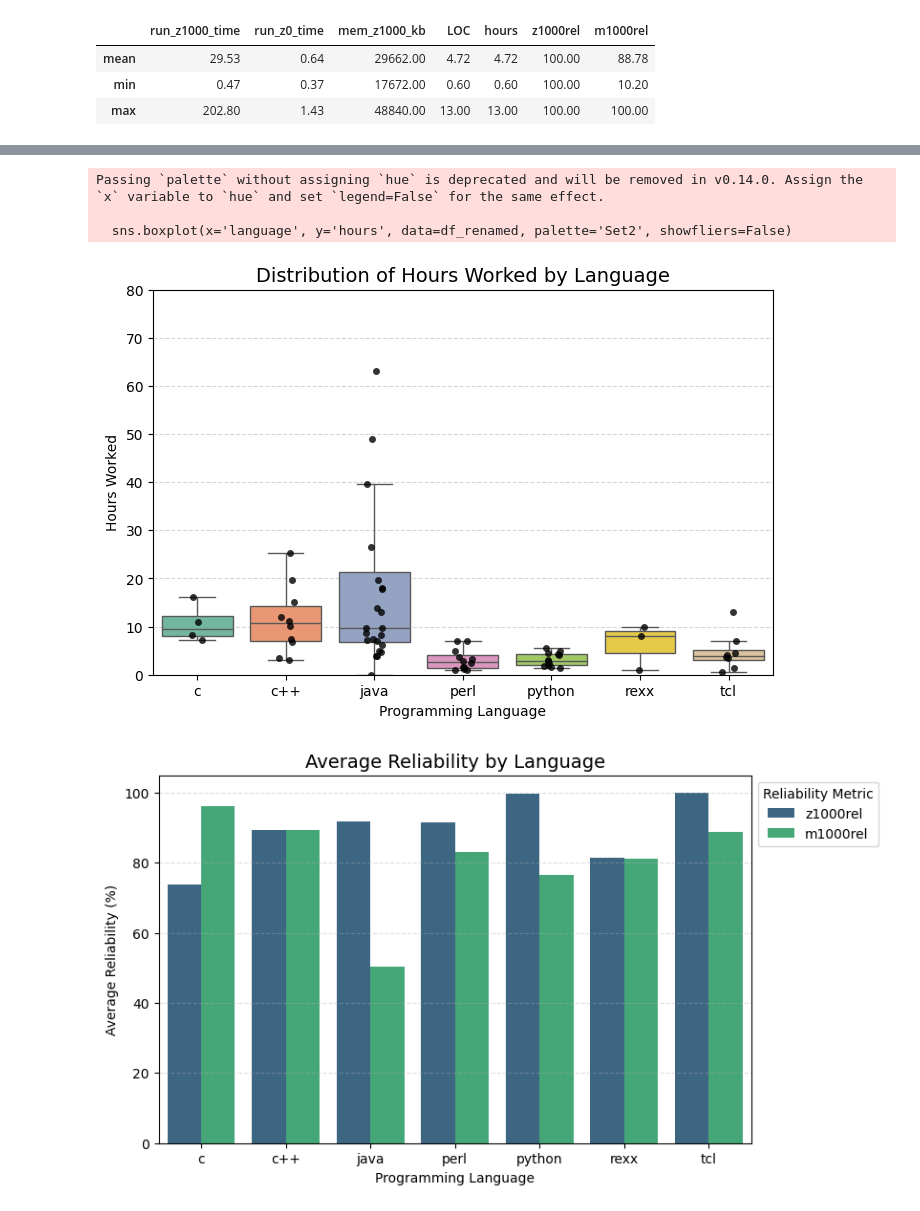
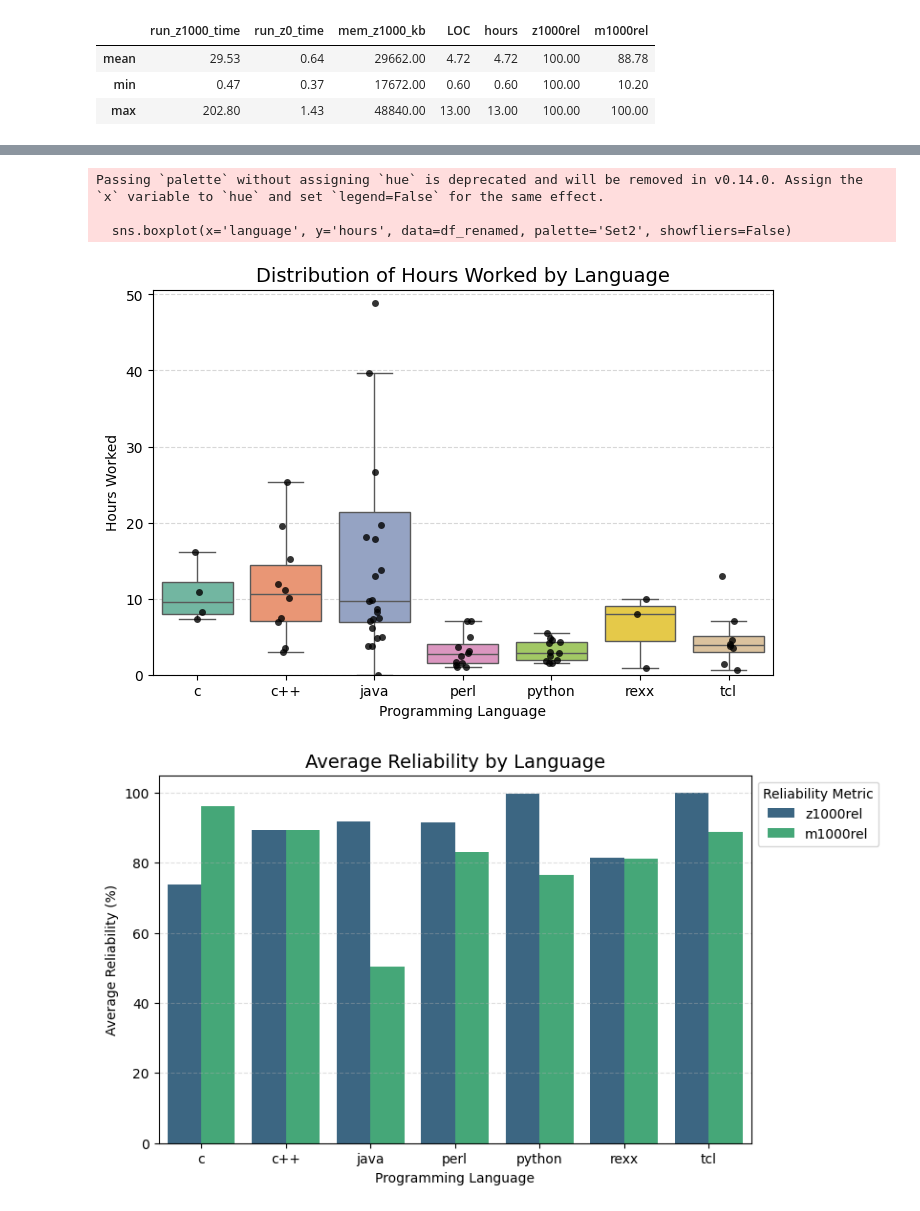
Before and after one commit to Beansak/Forskningsmetodik_assignment3, a Jupyter notebook: analysis.ipynb, the cells around one changed output, grey strips where cells are left out. Cells and saved outputs as stored; diff of their text form; code cells hidden in the pictures.

```diff
--- a/analysis.ipynb
+++ b/analysis.ipynb
@@ -317,22 +321,24 @@ Passing `palette` without assigning `hue` is deprecated and will be removed in v
 # %%
 import matplotlib.pyplot as plt
 import seaborn as sns
 
 plt.figure(figsize=(8, 5))
 sns.boxplot(x='language', y='hours', data=df_renamed, palette='Set2', showfliers=False)
 sns.stripplot(x='language', y='hours', data=df_renamed, color='black', alpha=0.8, jitter=True)
 
+upper_limit = df_renamed['hours'].quantile(0.96)
+
 plt.title('Distribution of Hours Worked by Language', fontsize=14)
 plt.ylabel('Hours Worked')
 plt.xlabel('Programming Language')
-plt.ylim(0, 80)  # limit y-axis to avoid outlier distortion
+plt.ylim(0, upper_limit)
 plt.grid(axis='y', linestyle='--', alpha=0.5)
 plt.show()
 # %% [output]
 Passing `palette` without assigning `hue` is deprecated and will be removed in v0.14.0. Assign the `x` variable to `hue` and set `legend=False` for the same effect.
 
   sns.boxplot(x='language', y='hours', data=df_renamed, palette='Set2', showfliers=False)
-[figure, old version]
+[figure, new version]
 # %%
 plt.figure(figsize=(8, 5))
 
```
Also changed, not shown: parts of 2 cells of this notebook.
